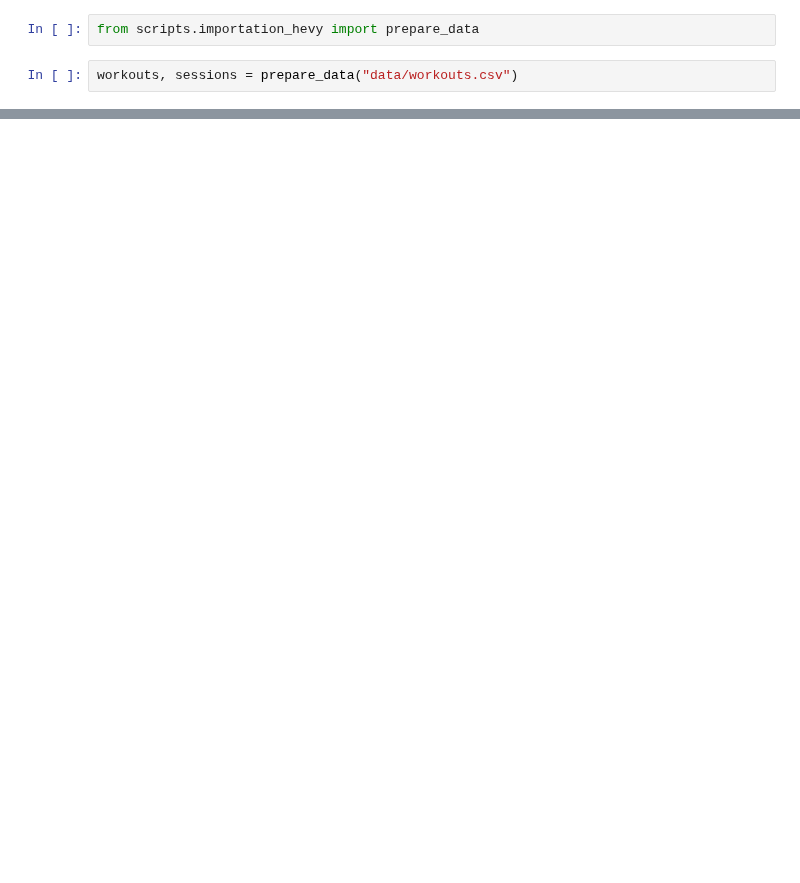
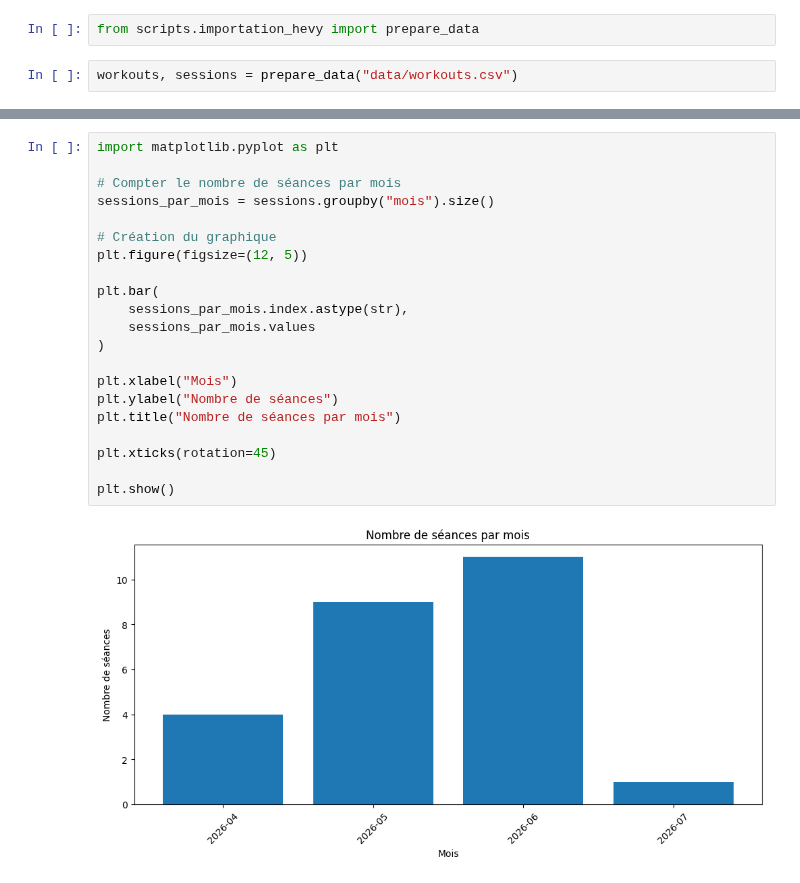
Before and after one commit to superpoupette/data-tab, a Jupyter notebook: notebooks/01_exploration.ipynb, the cells around one changed output, grey strips where cells are left out. Cells and saved outputs as stored; diff of their text form; blank space fills up the shorter version.

```diff
--- a/notebooks/01_exploration.ipynb
+++ b/notebooks/01_exploration.ipynb
@@ -31,0 +42,23 @@ sessions.head()
+# %%
+import matplotlib.pyplot as plt
+
+# Compter le nombre de séances par mois
+sessions_par_mois = sessions.groupby("mois").size()
+
+# Création du graphique
+plt.figure(figsize=(12, 5))
+
+plt.bar(
+    sessions_par_mois.index.astype(str),
+    sessions_par_mois.values
+)
+
+plt.xlabel("Mois")
+plt.ylabel("Nombre de séances")
+plt.title("Nombre de séances par mois")
+
+plt.xticks(rotation=45)
+
+plt.show()
+# %% [output]
+[figure, added]
```
Also changed, not shown: parts of 13 cells of this notebook.
